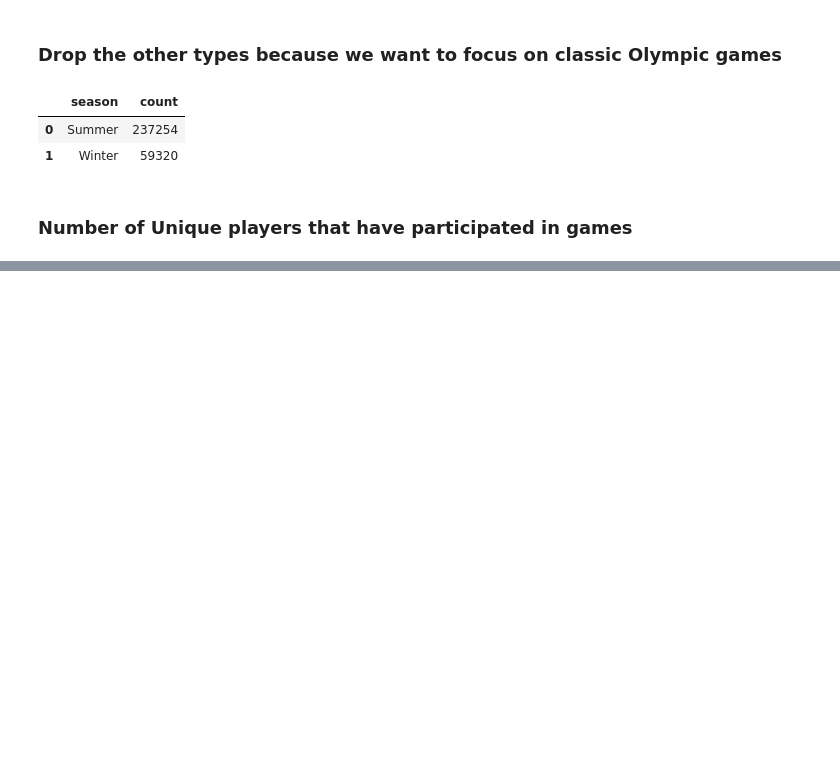
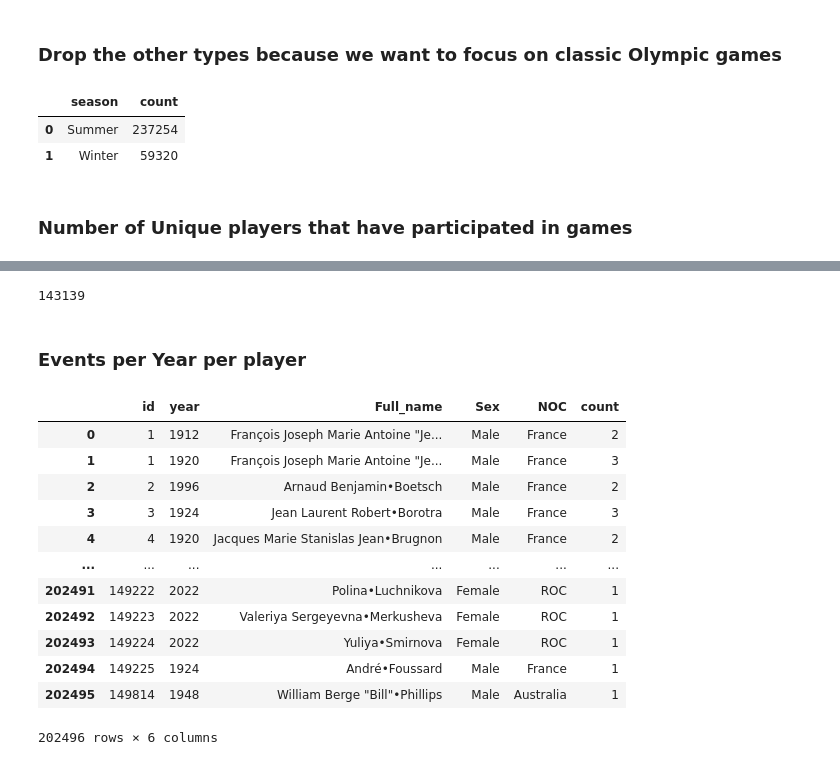
Before and after one commit to Maryam-Dollet/Webscraping_project, a Jupyter notebook: events_analysis.ipynb, the cells around one changed output, grey strips where cells are left out. Saved outputs shown, nothing was run; the diff lists cells and outputs as text; code cells hidden in the pictures; blank space fills up the shorter version.

```diff
--- a/events_analysis.ipynb
+++ b/events_analysis.ipynb
@@ -93,0 +110,22 @@ games_df["season"].value_counts().reset_index()
+# %%
+games_df.groupby("id").count().shape[0]
+# %% [output]
+143139
+# %% [markdown]
+### Events per Year per player
+# %%
+games_df.groupby(by=["id", "year"])[["Full_name", "Sex", "NOC"]].value_counts().reset_index()
+# %% [output]
+|  | id | year | Full_name | Sex | NOC | count |
+| 0 | 1 | 1912 | François Joseph Marie Antoine "Je... | Male | France | 2 |
+| 1 | 1 | 1920 | François Joseph Marie Antoine "Je... | Male | France | 3 |
+| 2 | 2 | 1996 | Arnaud Benjamin•Boetsch | Male | France | 2 |
+| 3 | 3 | 1924 | Jean Laurent Robert•Borotra | Male | France | 3 |
+| 4 | 4 | 1920 | Jacques Marie Stanislas Jean•Brugnon | Male | France | 2 |
+| ... | ... | ... | ... | ... | ... | ... |
+| 202491 | 149222 | 2022 | Polina•Luchnikova | Female | ROC | 1 |
+| 202492 | 149223 | 2022 | Valeriya Sergeyevna•Merkusheva | Female | ROC | 1 |
+| 202493 | 149224 | 2022 | Yuliya•Smirnova | Female | ROC | 1 |
+| 202494 | 149225 | 1924 | André•Foussard | Male | France | 1 |
+| 202495 | 149814 | 1948 | William Berge "Bill"•Phillips | Male | Australia | 1 |
+202496 rows × 6 columns
```
Also changed, not shown: parts of 3 cells of this notebook, 3 other files.
